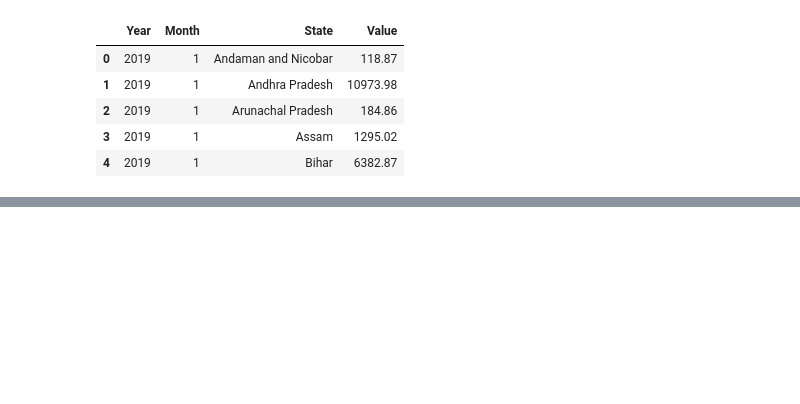
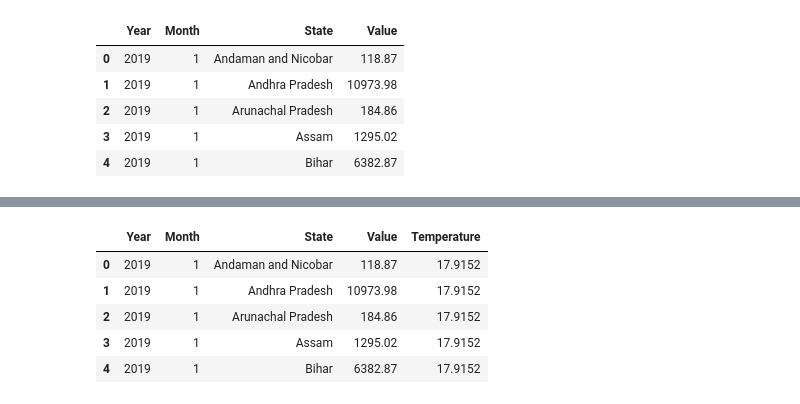
Before and after one commit to bodh1507/Energy-Demand-Forecasting, a Jupyter notebook: data_preprocessing.ipynb, the cells around one changed output, grey strips where cells are left out. Cells and saved outputs as stored; diff of their text form; code cells hidden in the pictures; blank space fills up the shorter version.

```diff
--- a/data_preprocessing.ipynb
+++ b/data_preprocessing.ipynb
@@ -177,0 +207,46 @@ display(df1_electricity_generation_monthly_state.head())
+# %%
+# Drop the initial descriptive row from df2 before any filtering
+df2_cleaned = df2.iloc[1:].copy()
+
+# Convert 'Year' column to numeric, coercing errors to NaN
+df2_cleaned['Year'] = pd.to_numeric(df2_cleaned['Year'], errors='coerce')
+
+# Filter for rows where 'Year' is not NaN and is within the desired range (2019-2024)
+df2_filtered = df2_cleaned[df2_cleaned['Year'].notna() &
+                         (df2_cleaned['Year'] >= 2019) &
+                         (df2_cleaned['Year'] <= 2024)].copy()
+
+# Convert 'Year' column to integer type
+df2_filtered['Year'] = df2_filtered['Year'].astype(int)
+
+# Define the monthly temperature columns
+month_cols = ['Jan', 'Feb', 'Mar', 'Apr', 'May', 'Jun', 'Jul', 'Aug', 'Sep', 'Oct', 'Nov', 'Dec']
+
+# Melt the DataFrame to transform monthly columns into rows
+temp_melted = df2_filtered.melt(id_vars=['Year'], value_vars=month_cols, var_name='Month_Name', value_name='Temperature')
+
+# Map month names to numerical month values
+month_name_to_num = {
+    'Jan': 1, 'Feb': 2, 'Mar': 3, 'Apr': 4, 'May': 5, 'Jun': 6,
+    'Jul': 7, 'Aug': 8, 'Sep': 9, 'Oct': 10, 'Nov': 11, 'Dec': 12
+}
+temp_melted['Month'] = temp_melted['Month_Name'].map(month_name_to_num)
+
+# Select relevant columns for merging
+temp_final = temp_melted[['Year', 'Month', 'Temperature']].copy()
+
+# Merge df1_electricity_generation_monthly_state with temp_final
+df_merged = pd.merge(df1_electricity_generation_monthly_state,
+                     temp_final,
+                     on=['Year', 'Month'],
+                     how='left')
+
+# Display the first few rows of the merged DataFrame
+display(df_merged.head())
+# %% [output]
+|  | Year | Month | State | Value | Temperature |
+| 0 | 2019 | 1 | Andaman and Nicobar | 118.87 | 17.9152 |
+| 1 | 2019 | 1 | Andhra Pradesh | 10973.98 | 17.9152 |
+| 2 | 2019 | 1 | Arunachal Pradesh | 184.86 | 17.9152 |
+| 3 | 2019 | 1 | Assam | 1295.02 | 17.9152 |
+| 4 | 2019 | 1 | Bihar | 6382.87 | 17.9152 |
```
Also changed, not shown: parts of 5 cells of this notebook.
